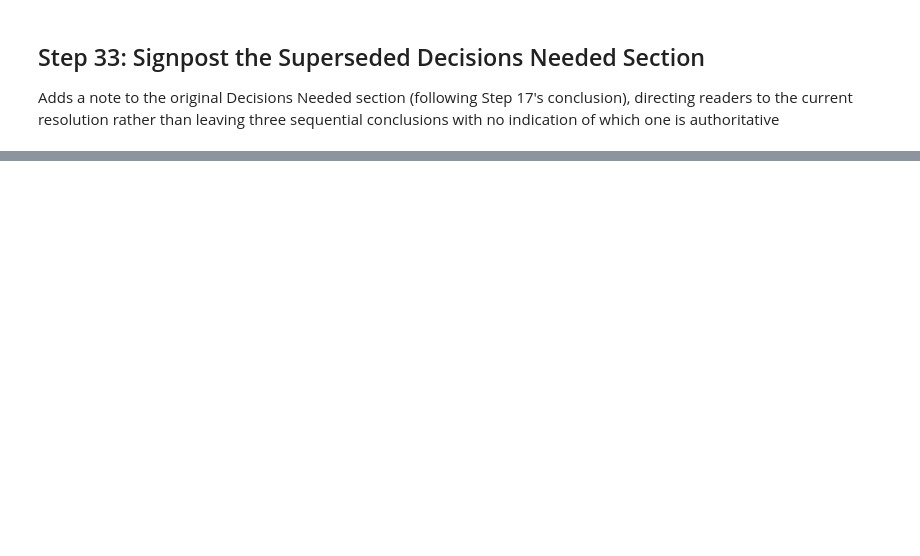
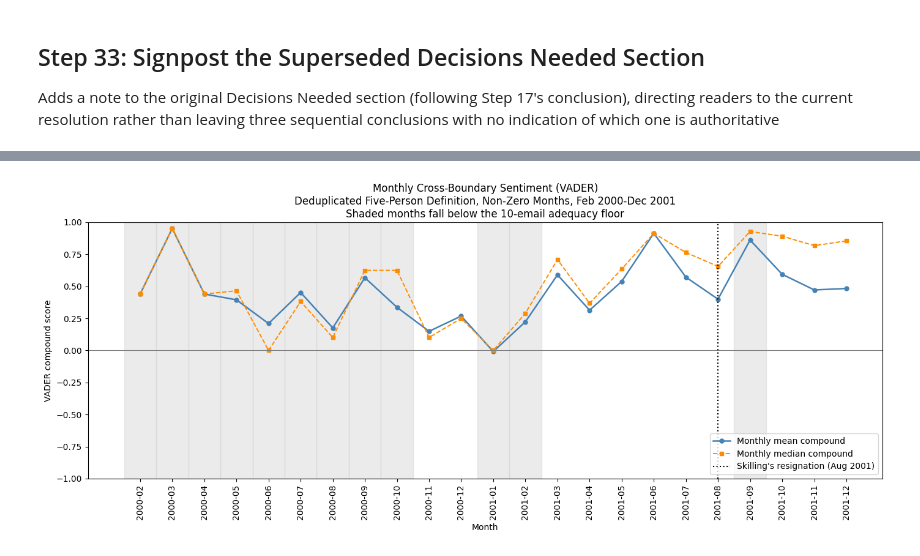
Before and after one commit to AnthonyMokSG/qm640-capstone-enron, a Jupyter notebook: 01_extraction/qm640_extraction.ipynb, the cells around one changed output, grey strips where cells are left out. Drawn from its saved outputs; the diff is of its cells as text; code cells hidden in the pictures; blank space fills up the shorter version.

```diff
--- a/01_extraction/qm640_extraction.ipynb
+++ b/01_extraction/qm640_extraction.ipynb
@@ -1679,0 +2179,38 @@ To https://github.com/AnthonyMokSG/qm640-capstone-enron.git
+# %%
+#import matplotlib.pyplot as plt
+
+ms = monthly_sentiment_ext.copy()
+x_labels = [str(p) for p in ms.index]
+floor_ok = ms['n_emails'] >= 10
+
+fig, ax = plt.subplots(figsize=(14, 6))
+
+ax.plot(x_labels, ms['mean_compound'], marker = 'o', markersize = 5, linewidth = 1.8,
+        color = 'steelblue', label = 'Monthly mean compound')
+ax.plot(x_labels, ms['median_compound'], marker = 's', markersize = 4, linewidth = 1.4,
+        color = 'darkorange', linestyle = '--', label = 'Monthly median compound')
+
+for i, ok in enumerate(floor_ok):
+    if not ok:
+        ax.axvspan(i - 0.5, i + 0.5, color='lightgrey', alpha=0.45, zorder=0)
+
+ax.axhline(y=0, color = 'grey', linewidth = 0.8)
+resignation_idx = x_labels.index('2001-08')
+ax.axvline(x=resignation_idx, color = 'black', linestyle = ':', linewidth = 1.5,
+           label="Skilling's resignation (Aug 2001)")
+
+ax.set_xlabel('Month')
+ax.set_ylabel('VADER compound score')
+
+ax.set_title('Monthly Cross-Boundary Sentiment (VADER)\n'
+             'Deduplicated Five-Person Definition, Non-Zero Months, Feb 2000-Dec 2001\n'
+             'Shaded months fall below the 10-email adequacy floor')
+
+ax.set_ylim(-1, 1)
+ax.legend(loc = 'lower right')
+plt.xticks(rotation = 90)
+plt.tight_layout()
+plt.savefig('04_linguistic_analysis/monthly_sentiment.png', dpi = 200)
+plt.show()
+# %% [output]
+[figure, added]
```
Also changed, not shown: parts of 46 cells of this notebook.
